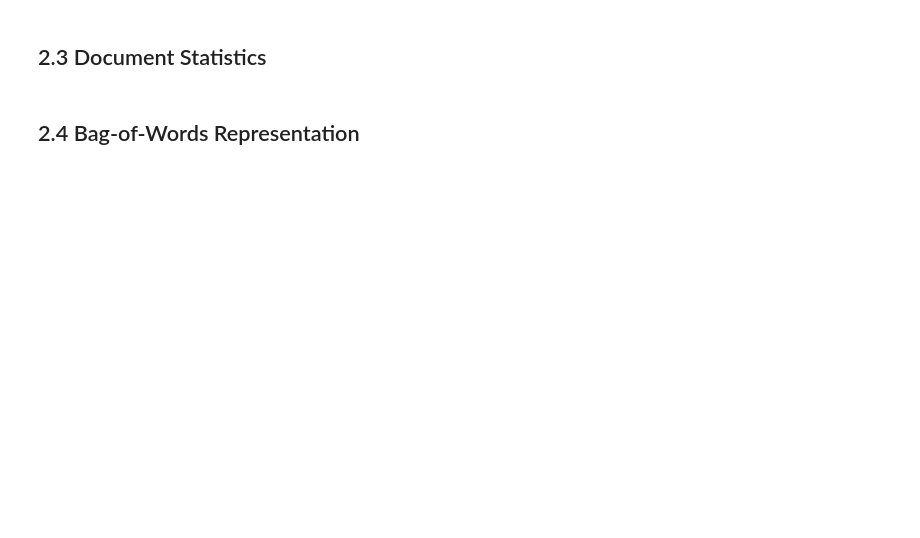
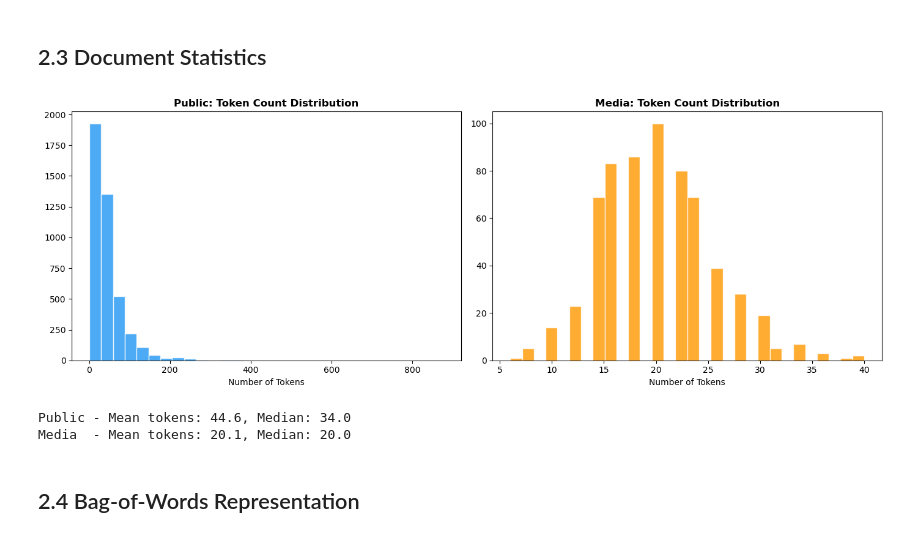
Before and after one commit to othmane-zizi-pro/insy669-glp1-text-analytics, a Jupyter notebook: notebooks/02-preprocessing.ipynb, the cells around one changed output. Saved outputs shown, nothing was run; the diff lists cells and outputs as text; code cells hidden in the pictures; blank space fills up the shorter version.

```diff
--- a/notebooks/02-preprocessing.ipynb
+++ b/notebooks/02-preprocessing.ipynb
@@ -13,7 +124,28 @@ stop_words = set(stopwords.words('english'))# Add domain-specific stopwordsstop_
 # %% [markdown]
 ## 2.3 Document Statistics
 # %%
-# Token countsdf_public['token_count'] = df_public['clean'].apply(lambda x: len(x.split()))df_media['token_count'] = df_media['clean'].apply(lambda x: len(x.split()))fig, axes = plt.subplots(1, 2, figsize=(14, 5))axes[0].hist(df_public['token_count'], bins=30, color='#2196F3', alpha=0.8, edgecolor='white')axes[0].set_title('Public: Token Count Distribution', fontweight='bold')axes[0].set_xlabel('Number of Tokens')axes[1].hist(df_media['token_count'], bins=30, color='#FF9800', alpha=0.8, edgecolor='white')axes[1].set_title('Media: Token Count Distribution', fontweight='bold')axes[1].set_xlabel('Number of Tokens')plt.tight_layout()plt.show()print(f"Public - Mean tokens: {df_public['token_count'].mean():.1f}, Median: {df_public['token_count'].median():.1f}")print(f"Media  - Mean tokens: {df_media['token_count'].mean():.1f}, Median: {df_media['token_count'].median():.1f}")
+# Token counts
+df_public['token_count'] = df_public['clean'].apply(lambda x: len(x.split()))
+df_media['token_count'] = df_media['clean'].apply(lambda x: len(x.split()))
+
+fig, axes = plt.subplots(1, 2, figsize=(14, 5))
+axes[0].hist(df_public['token_count'], bins=30, color='#2196F3', alpha=0.8, edgecolor='white')
+axes[0].set_title('Public: Token Count Distribution', fontweight='bold')
+axes[0].set_xlabel('Number of Tokens')
+
+axes[1].hist(df_media['token_count'], bins=30, color='#FF9800', alpha=0.8, edgecolor='white')
+axes[1].set_title('Media: Token Count Distribution', fontweight='bold')
+axes[1].set_xlabel('Number of Tokens')
+
+plt.tight_layout()
+plt.show()
+
+print(f"Public - Mean tokens: {df_public['token_count'].mean():.1f}, Median: {df_public['token_count'].median():.1f}")
+print(f"Media  - Mean tokens: {df_media['token_count'].mean():.1f}, Median: {df_media['token_count'].median():.1f}")
+# %% [output]
+[figure, added]
+Public - Mean tokens: 44.6, Median: 34.0
+Media  - Mean tokens: 20.1, Median: 20.0
 # %% [markdown]
 ## 2.4 Bag-of-Words Representation
 # %%
```
Also changed, not shown: parts of 6 cells of this notebook, 13 other files.
